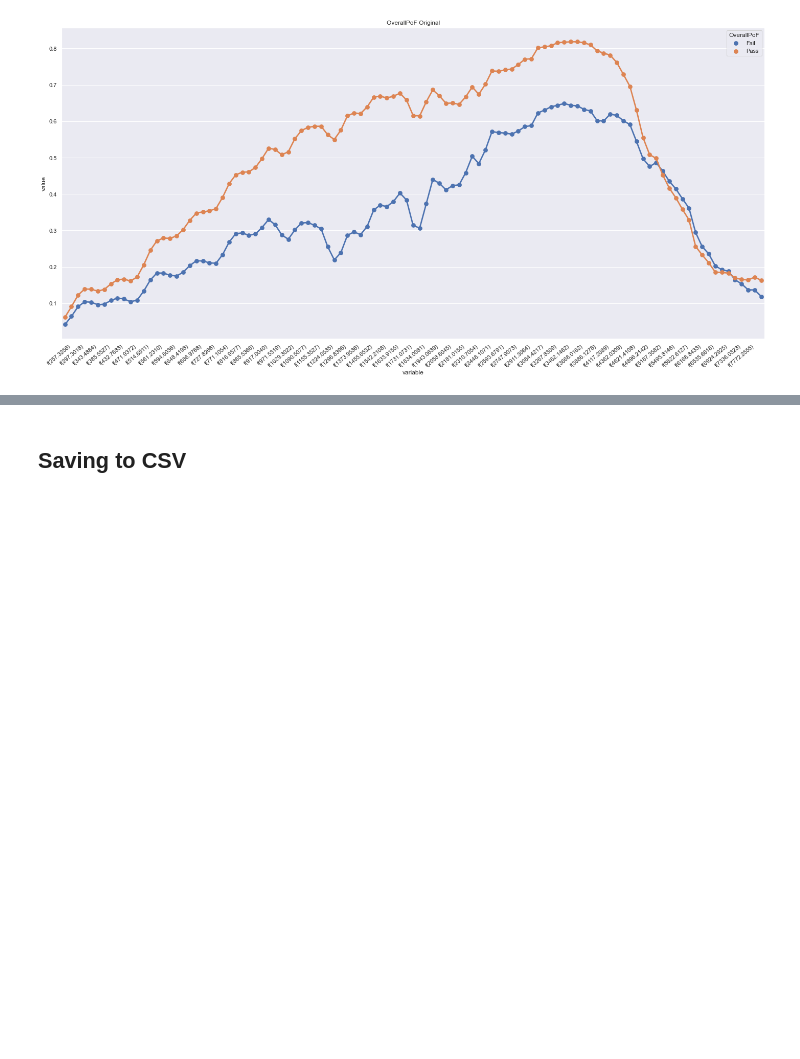
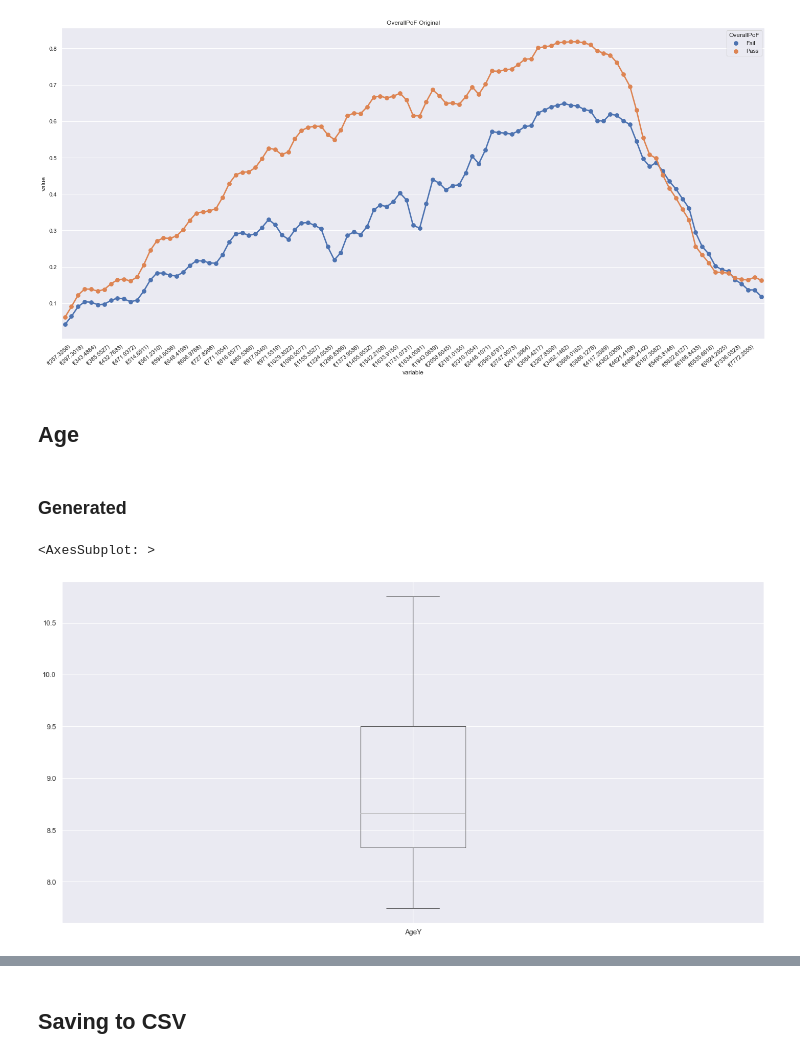
Before and after one commit to Charlene-L/CITS5553-Capstone-Project, a Jupyter notebook: GAN/Benjamin/vae_ben.ipynb, the cells around one changed output, grey strips where cells are left out. Drawn from its saved outputs; the diff is of its cells as text; code cells hidden in the pictures; blank space fills up the shorter version.

```diff
--- a/GAN/Benjamin/vae_ben.ipynb
+++ b/GAN/Benjamin/vae_ben.ipynb
@@ -48,0 +51,10 @@ If changing the number of variables, make sure to change the number of inputs in
+# %%
+def normalise(x, x_col):
+    x_min = min(x_col)
+    x_max = max(x_col)
+    x_norm = (x - x_min)/(x_max-x_min)
+    return x_norm
+
+def un_normalise(x_norm, x_min, x_max):
+    x = x_norm * (x_max - x_min) + x_min
+    return x
@@ -352,3 +389,14 @@ plt.tight_layout()
 plt.show();
 # %% [output]
 [figure]
+# %% [markdown]
+## Age
+# %% [markdown]
+### Generated
+# %%
+# df['AgeY'] = df['AgeY'].apply(lambda x: un_normalise(x, AgeY_min, AgeY_max))
+
+pd.DataFrame(df['AgeY']).boxplot(return_type='axes')
+# %% [output]
+<AxesSubplot: >
+[figure, added]
```
Also changed, not shown: parts of 21 cells of this notebook, 1 other file.
